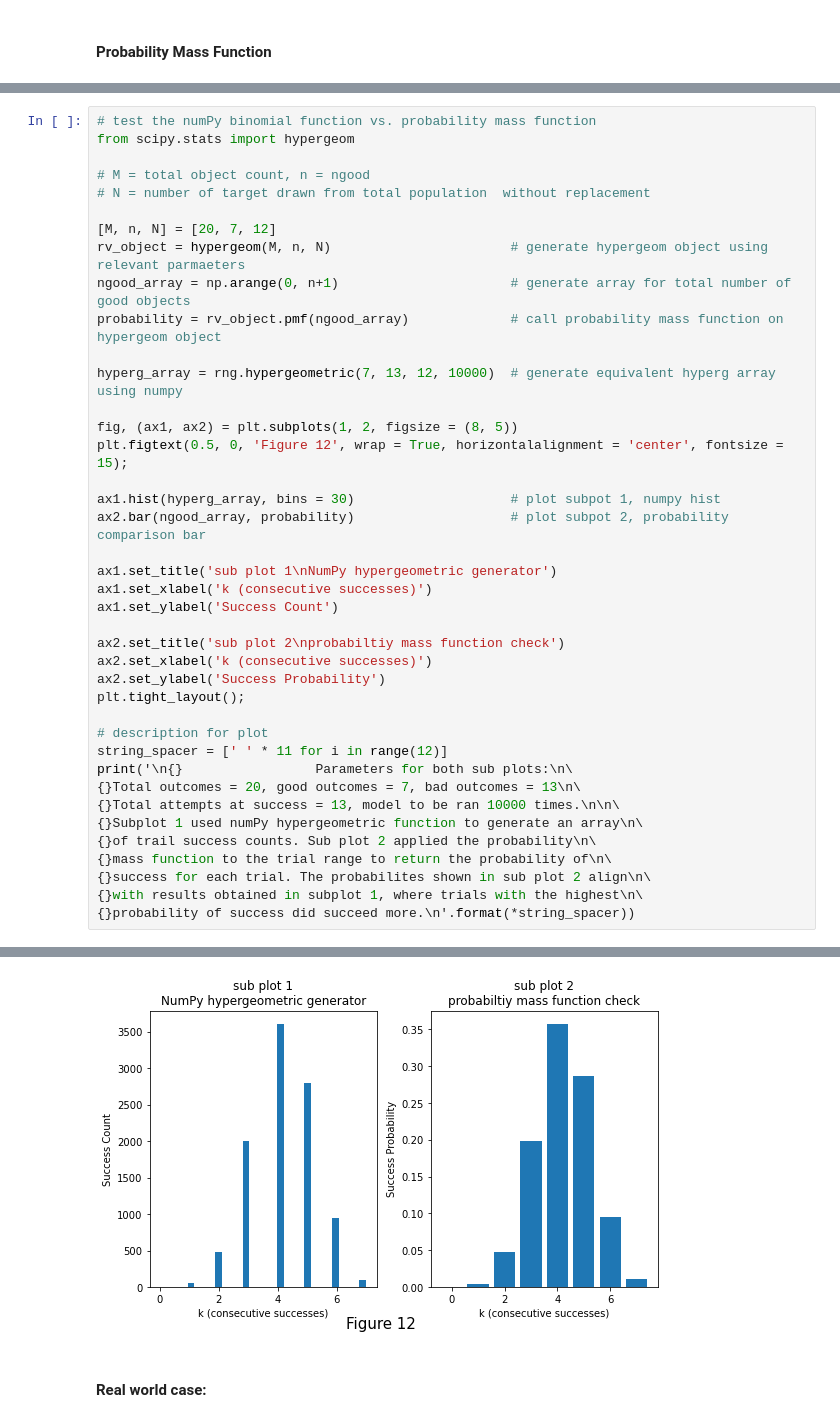
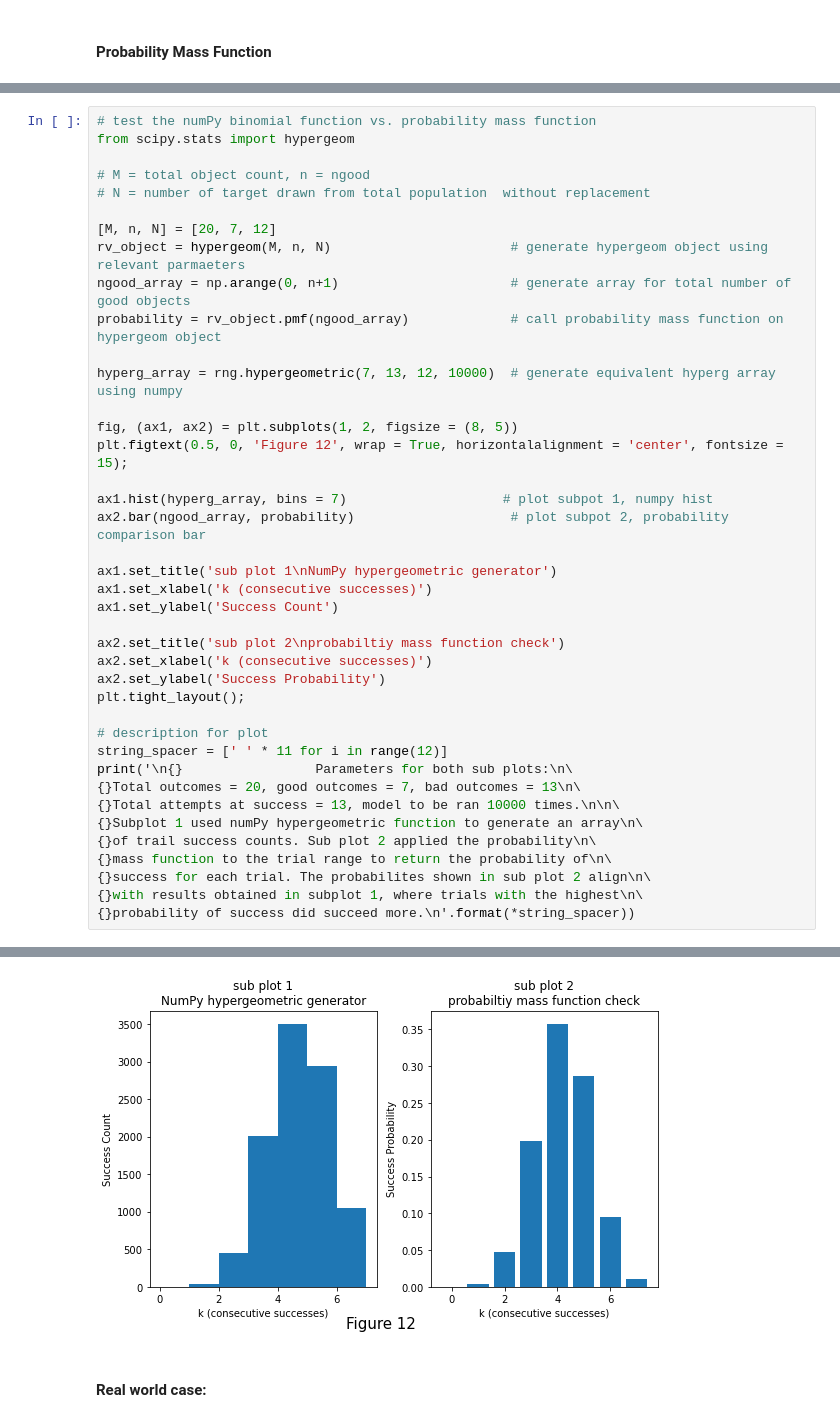
Before and after one commit to CiaranMoran27/playing_with_jupyter, a Jupyter notebook: numpy-random.ipynb, the cells around one changed output, grey strips where cells are left out. Drawn from its saved outputs; the diff is of its cells as text.

```diff
--- a/numpy-random.ipynb
+++ b/numpy-random.ipynb
@@ -722,40 +717,40 @@ hyperg_array = rng.hypergeometric(7, 13, 12, 10000)  # generate equivalent hyper
 fig, (ax1, ax2) = plt.subplots(1, 2, figsize = (8, 5))
 plt.figtext(0.5, 0, 'Figure 12', wrap = True, horizontalalignment = 'center', fontsize = 15);
 
-ax1.hist(hyperg_array, bins = 30)                    # plot subpot 1, numpy hist
+ax1.hist(hyperg_array, bins = 7)                    # plot subpot 1, numpy hist
 ax2.bar(ngood_array, probability)                    # plot subpot 2, probability comparison bar
 
 ax1.set_title('sub plot 1\nNumPy hypergeometric generator')
 ax1.set_xlabel('k (consecutive successes)')
 ax1.set_ylabel('Success Count')
 
 ax2.set_title('sub plot 2\nprobabiltiy mass function check')
 ax2.set_xlabel('k (consecutive successes)')
 ax2.set_ylabel('Success Probability')
 plt.tight_layout();
 
 # description for plot
 string_spacer = [' ' * 11 for i in range(12)]
 print('\n{}                 Parameters for both sub plots:\n\
 {}Total outcomes = 20, good outcomes = 7, bad outcomes = 13\n\
 {}Total attempts at success = 13, model to be ran 10000 times.\n\n\
 {}Subplot 1 used numPy hypergeometric function to generate an array\n\
 {}of trail success counts. Sub plot 2 applied the probability\n\
 {}mass function to the trial range to return the probability of\n\
 {}success for each trial. The probabilites shown in sub plot 2 align\n\
 {}with results obtained in subplot 1, where trials with the highest\n\
 {}probability of success did succeed more.\n'.format(*string_spacer))
 # %% [output]
                             Parameters for both sub plots:
            Total outcomes = 20, good outcomes = 7, bad outcomes = 13
            Total attempts at success = 13, model to be ran 10000 times.
 
            Subplot 1 used numPy hypergeometric function to generate an array
            of trail success counts. Sub plot 2 applied the probability
            mass function to the trial range to return the probability of
            success for each trial. The probabilites shown in sub plot 2 align
            with results obtained in subplot 1, where trials with the highest
            probability of success did succeed more.
-[figure, old version]
+[figure, new version]
 # %% [markdown]
 #### Real world case:
```
Also changed, not shown: parts of 21 cells of this notebook.
